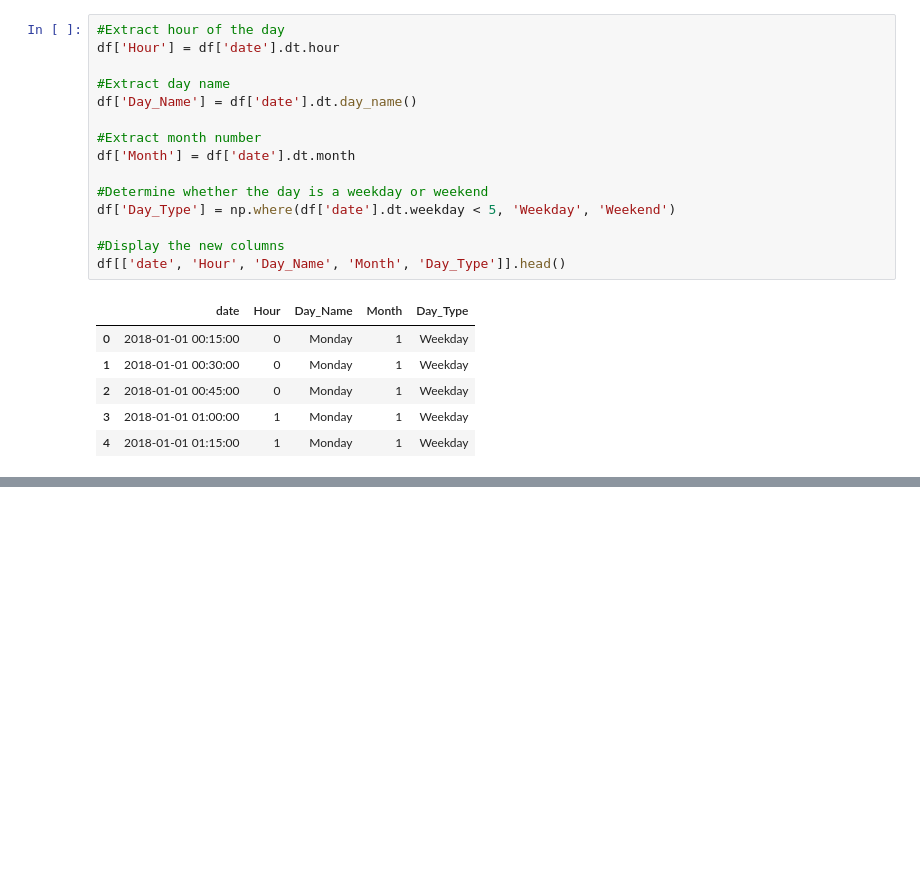
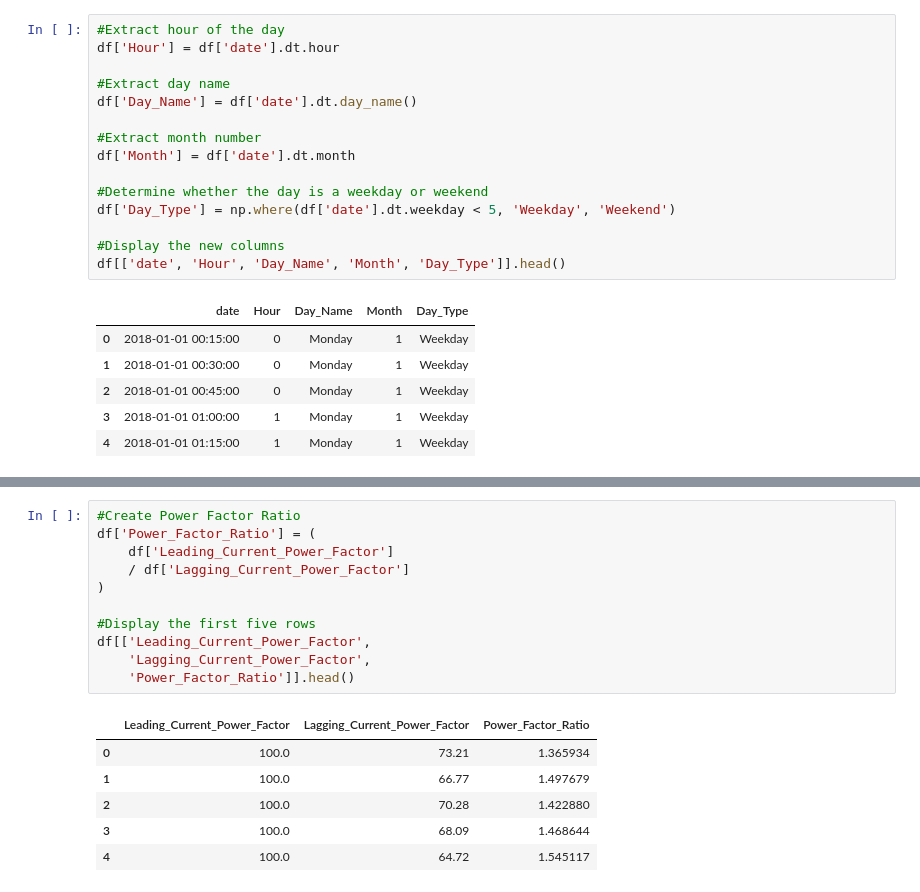
Before and after one commit to hania-sajjad/Week-2-Task, a Jupyter notebook: week2_eda.ipynb, the cells around one changed output, grey strips where cells are left out. Cells and saved outputs as stored; diff of their text form; blank space fills up the shorter version.

Commit message:
Created Power Factor Ratio

```diff
--- a/week2_eda.ipynb
+++ b/week2_eda.ipynb
@@ -186,0 +193,18 @@ df[['date', 'Hour', 'Day_Name', 'Month', 'Day_Type']].head()
+# %%
+#Create Power Factor Ratio
+df['Power_Factor_Ratio'] = (
+    df['Leading_Current_Power_Factor']
+    / df['Lagging_Current_Power_Factor']
+)
+
+#Display the first five rows
+df[['Leading_Current_Power_Factor',
+    'Lagging_Current_Power_Factor',
+    'Power_Factor_Ratio']].head()
+# %% [output]
+|  | Leading_Current_Power_Factor | Lagging_Current_Power_Factor | Power_Factor_Ratio |
+| 0 | 100.0 | 73.21 | 1.365934 |
+| 1 | 100.0 | 66.77 | 1.497679 |
+| 2 | 100.0 | 70.28 | 1.422880 |
+| 3 | 100.0 | 68.09 | 1.468644 |
+| 4 | 100.0 | 64.72 | 1.545117 |
```
Also changed, not shown: parts of 2 cells of this notebook.
